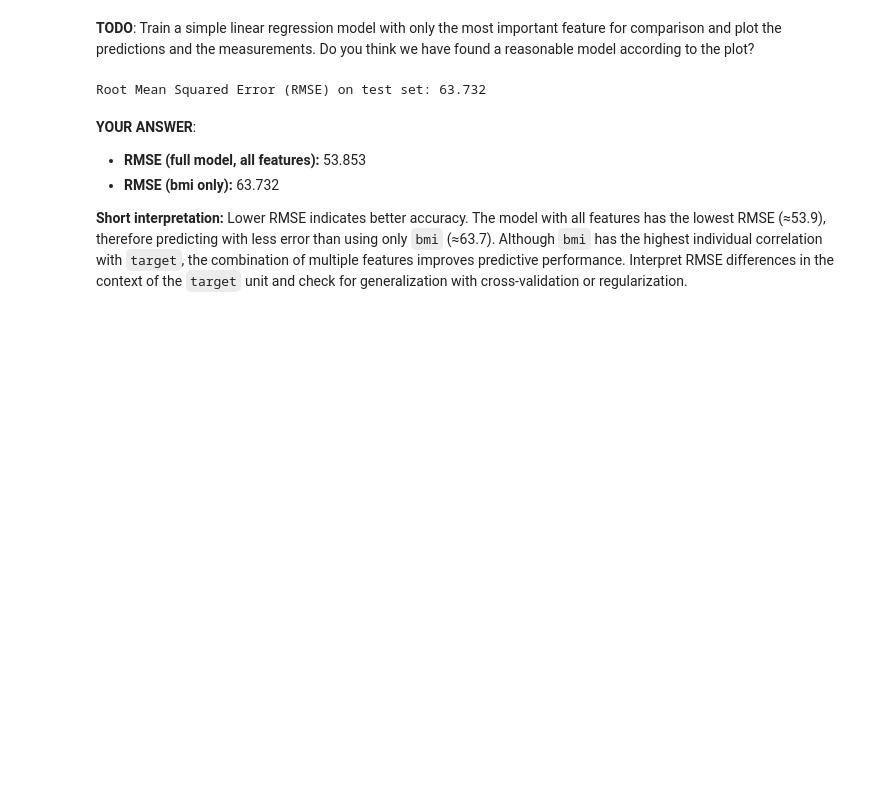
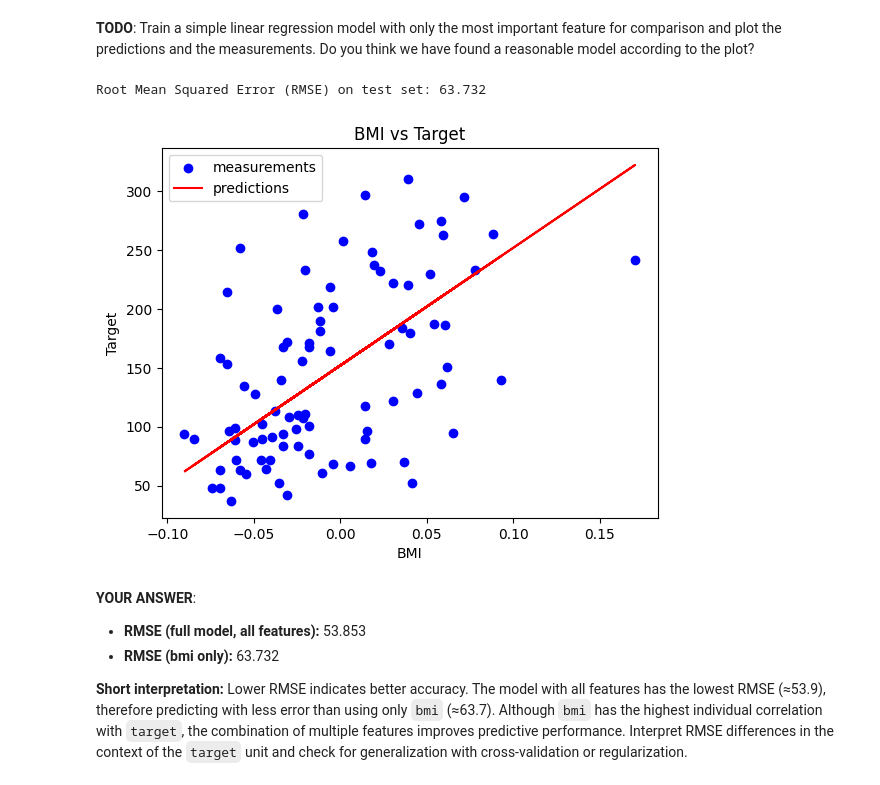
Before and after one commit to lelascarnevali/Udacity_Data_Science, a Jupyter notebook: 2_Introduction_to_Data_Science_and_Supervised_ML/exercises/02-1-Regression_Diabetes.ipynb, the cells around one changed output. Cells and saved outputs as stored; diff of their text form; code cells hidden in the pictures; blank space fills up the shorter version.

```diff
--- a/2_Introduction_to_Data_Science_and_Supervised_ML/exercises/02-1-Regression_Diabetes.ipynb
+++ b/2_Introduction_to_Data_Science_and_Supervised_ML/exercises/02-1-Regression_Diabetes.ipynb
@@ -181,6 +170,16 @@ rmse = np.sqrt(np.mean((y_test - y_pred) ** 2))
 print(f"Root Mean Squared Error (RMSE) on test set: {rmse:.3f}")
 # %% [output]
 Root Mean Squared Error (RMSE) on test set: 63.732
+# %%
+plt.scatter(X_test['bmi'], y_test, color='blue', label='measurements')
+plt.plot(X_test['bmi'], y_pred, color='red', label='predictions')
+plt.xlabel('BMI')
+plt.ylabel('Target')
+plt.title('BMI vs Target')
+plt.legend()
+plt.show()
+# %% [output]
+[figure, added]
 # %% [markdown]
 **YOUR ANSWER**:
 
```
Also changed, not shown: parts of 6 cells of this notebook.
